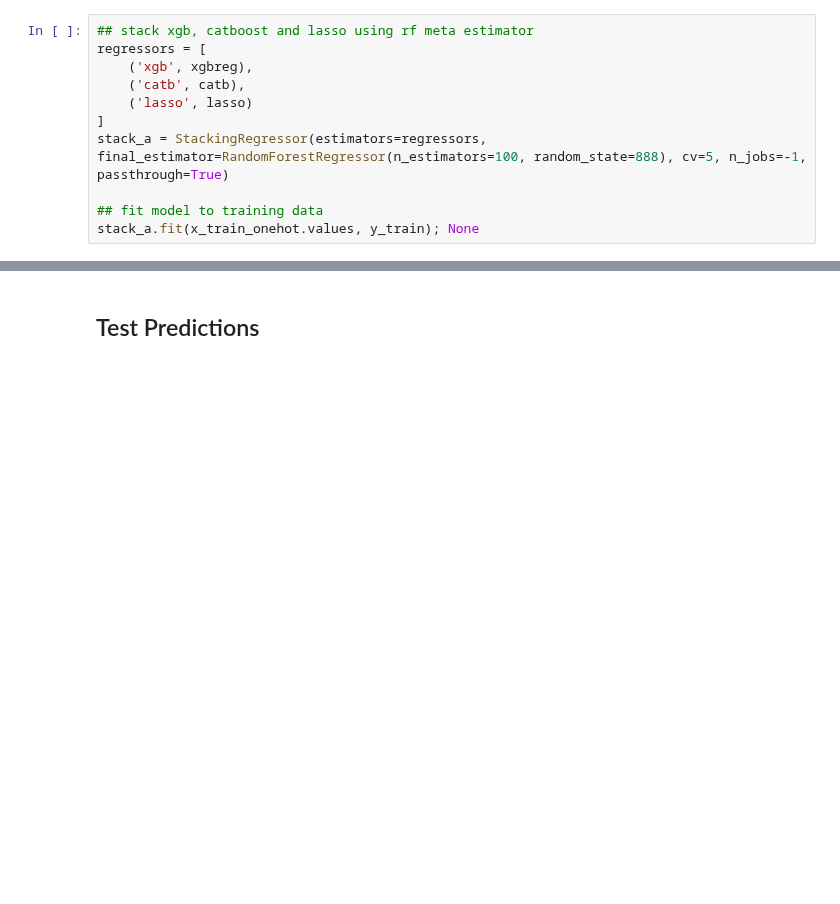
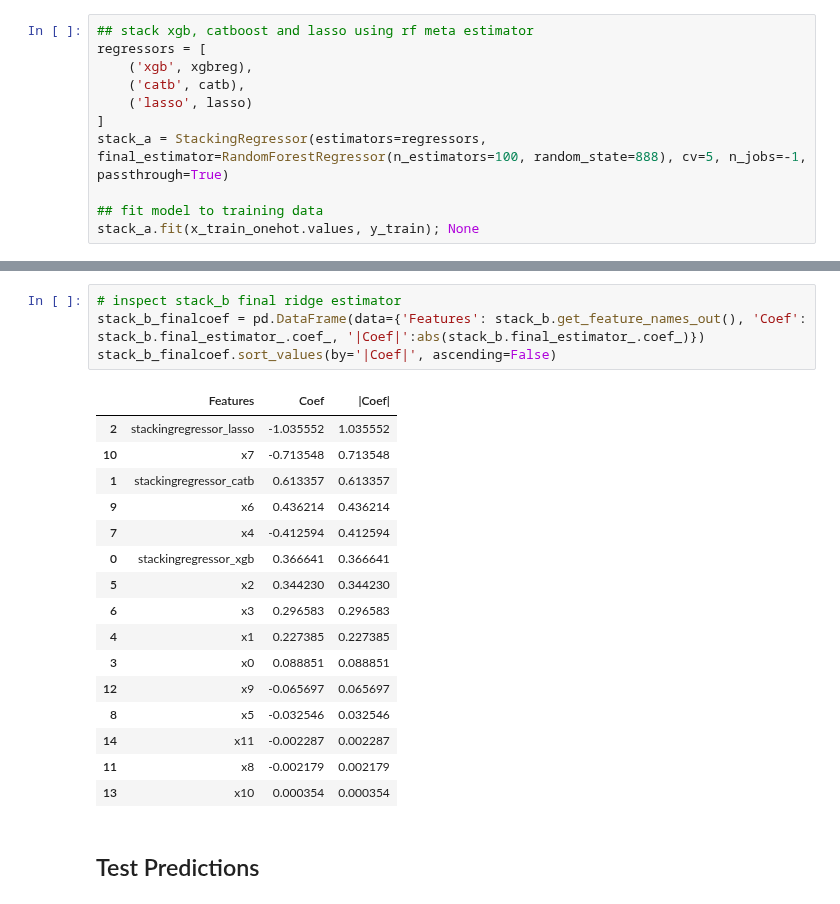
Before and after one commit to stephanie-yz/Kaggle_PG4.04_Abalone, a Jupyter notebook: 03_Modelling.ipynb, the cells around one changed output, grey strips where cells are left out. Saved outputs shown, nothing was run; the diff lists cells and outputs as text; blank space fills up the shorter version.

```diff
--- a/03_Modelling.ipynb
+++ b/03_Modelling.ipynb
@@ -361,3 +374,24 @@ stack_a.fit(x_train_onehot.values, y_train); None
+# %%
+# inspect stack_b final ridge estimator
+stack_b_finalcoef = pd.DataFrame(data={'Features': stack_b.get_feature_names_out(), 'Coef': stack_b.final_estimator_.coef_, '|Coef|':abs(stack_b.final_estimator_.coef_)})
+stack_b_finalcoef.sort_values(by='|Coef|', ascending=False)
+# %% [output]
+|  | Features | Coef | |Coef| |
+| 2 | stackingregressor_lasso | -1.035552 | 1.035552 |
+| 10 | x7 | -0.713548 | 0.713548 |
+| 1 | stackingregressor_catb | 0.613357 | 0.613357 |
+| 9 | x6 | 0.436214 | 0.436214 |
+| 7 | x4 | -0.412594 | 0.412594 |
+| 0 | stackingregressor_xgb | 0.366641 | 0.366641 |
+| 5 | x2 | 0.344230 | 0.344230 |
+| 6 | x3 | 0.296583 | 0.296583 |
+| 4 | x1 | 0.227385 | 0.227385 |
+| 3 | x0 | 0.088851 | 0.088851 |
+| 12 | x9 | -0.065697 | 0.065697 |
+| 8 | x5 | -0.032546 | 0.032546 |
+| 14 | x11 | -0.002287 | 0.002287 |
+| 11 | x8 | -0.002179 | 0.002179 |
+| 13 | x10 | 0.000354 | 0.000354 |
 # %% [markdown]
 ## Test Predictions
 # %%
```
Also changed, not shown: parts of 4 cells of this notebook, 1 other file.
